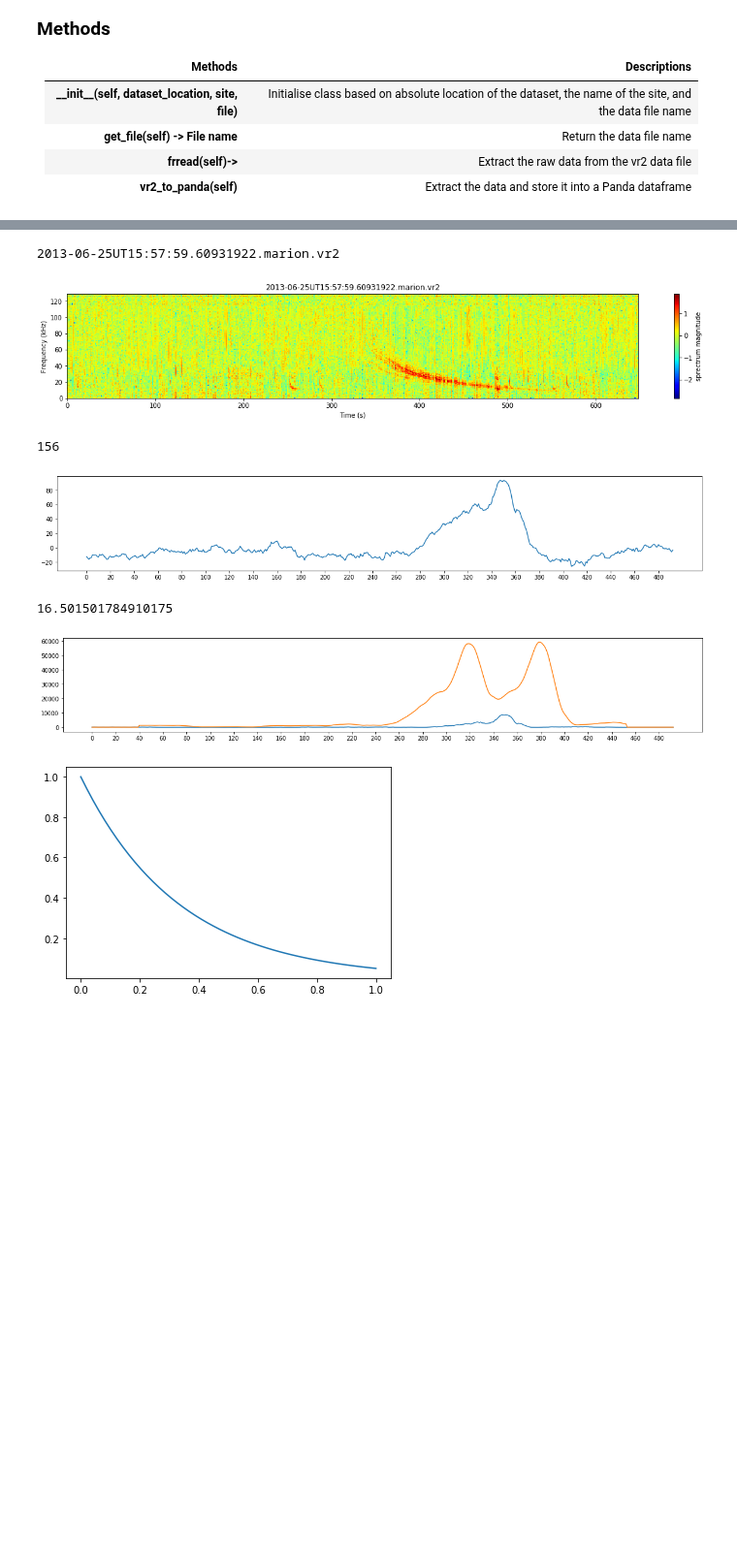
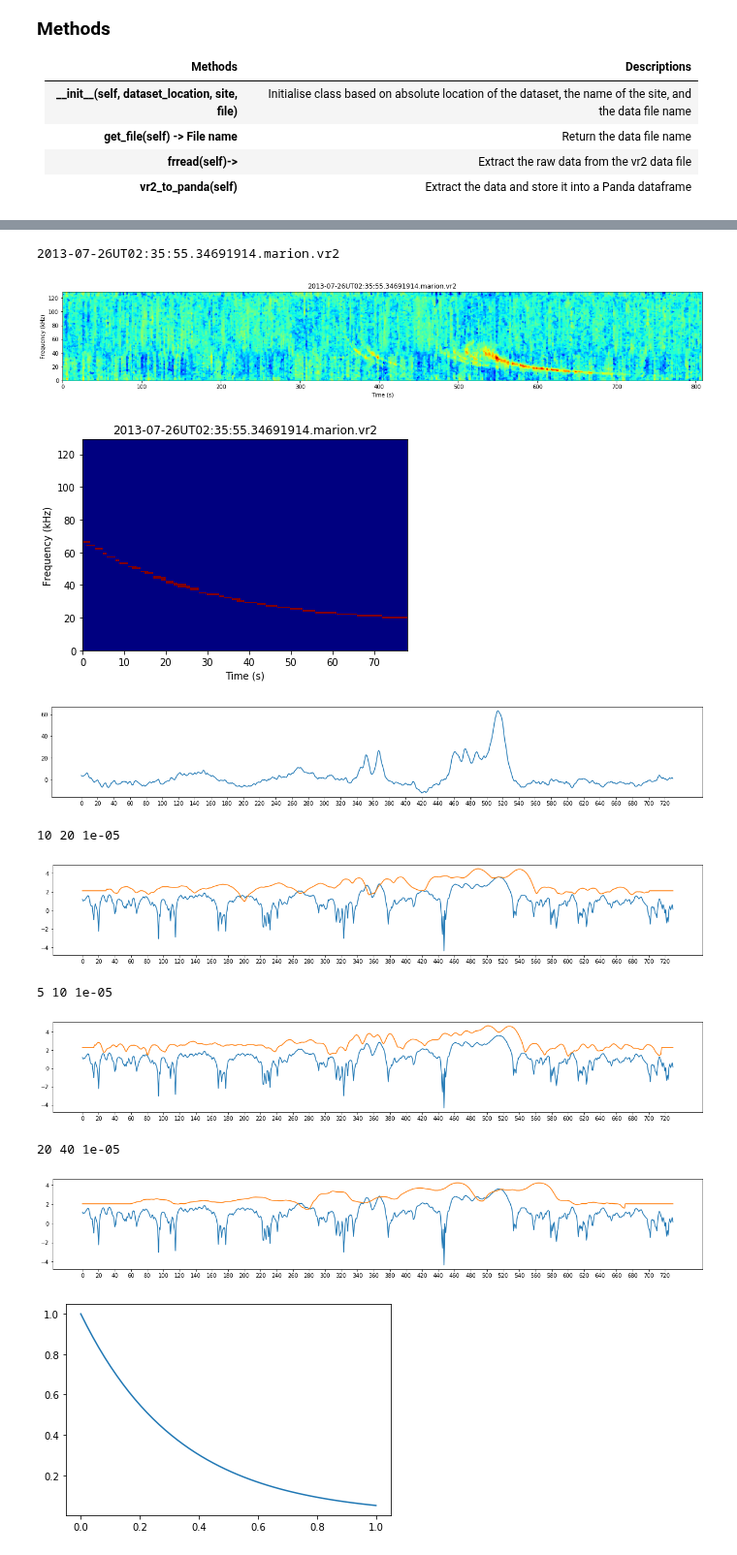
Before and after one commit to Kojey/MSc-whistler-waves-detector, a Jupyter notebook: ipy/sample.ipynb, the cells around one changed output, grey strips where cells are left out. Shown at 97% size. Cells and saved outputs as stored; diff of their text form; code cells hidden in the pictures; blank space fills up the shorter version.

Commit message:
Add zscore moving window

```diff
--- a/ipy/sample.ipynb
+++ b/ipy/sample.ipynb
@@ -774,56 +936,68 @@ my_sample = Sample(dataset_loc, site, my_dataset.get_random_sample())
 
 samples = ['2013-05-27UT00:59:39.62002156.marion.vr2','2013-05-20UT20:15:09.24222156.marion.vr2','2013-07-25UT15:06:06.85411922.marion.vr2',
           '2013-07-26UT02:35:55.34691914.marion.vr2','2013-07-04UT19:09:19.11011930.marion.vr2','2013-05-18UT14:02:12.39592156.marion.vr2',
           '2013-06-25UT15:57:59.60931922.marion.vr2','2013-07-11UT05:39:45.20931938.marion.vr2','2013-07-20UT16:12:40.04451914.marion.vr2',
            '2013-08-03UT23:14:23.18691914.marion.vr2']
 samples_coor = [[[2.3,3.1,2.5,7.5]],[[1.6,2.8,2.5,7.5]],[[2.3,3,2.5,6]],
                 [[2.5,3,3,7.5],[3.2,4.5,2.5,7.5]], [[2,3,2.5,7.5],[8.5,9.5,2.5,7.5]],[[1.5,2.1,2.5,6],[2.4,3,2.5,7.5],[3.2,3.8,3,10]],
                 [[2.25,3.5,2.5,8]], [[2.25,2.75,3,10]], [[2,3,2.5,7.5],[6,7,2.5,8]],
                [[2.7,3.1,3,6],[3.5,4,4,7.5],[4.5,5.2,4,7.5],[5.5,6,4,7.5]]]
-ix =  -4#np.random.randint(len(samples))
+ix =  np.random.randint(len(samples)) #-5,-6
 sample = samples[ix]
 my_sample = Sample(dataset_loc, site, sample)
+my_sample.spectrogram_with_axis()
 coor = samples_coor[ix]
-decay=5
-size=(20,3)
+decay=2.5
+freq_size = 3
+size = (freq_size*my_sample.get_time_freq_ratio(dec=0), freq_size)
 cmap='jet'
 axis=False
 ticks = None
 time = [1.24,2.7]
 freq = [10,5]
 legend_time = ['spheric at t=%ss'%time[0], 'whistler at t=%ss'%time[1]]
 legend_freq = ['series of spherics at f=%skHz'%freq[0], 'spherics and whistlers at f=%skHz'%freq[1]]
 print(my_sample.get_file())
 # print(coor)
 
 # my_sample.signal_plot(figsize=size, title=my_sample.get_file())
 my_sample.spectrogram_with_axis()
 my_sample.apply_detrend(axis=[-1,0], type='constant')
+my_sample.apply_medfilt(kernel=(3,3))
 my_sample.spectrogram_plot(figsize=size, xaxis=axis, yaxis=axis, xlabel='Time (s)', ylabel='Frequency (kHz)', zlabel='sprectrum magnitude',
-                           title=my_sample.get_file(), cmap=cmap, cmap_show=True, ticks=ticks)
-corr = signal.correlate(my_sample.get_spectrogram(), my_sample.whistler_sim_full_freq(decay), mode='valid').T
+                           title=my_sample.get_file(), cmap=cmap, cmap_show=False, ticks=ticks)
+kernel = my_sample.whistler_sim(decay, whistler_time=0.5, whistler_freq_len=8, whistler_freq_start=2.5, thickness=1)
+my_sample.spectrogram_plot(spec=kernel, xaxis=axis, yaxis=axis, xlabel='Time (s)', ylabel='Frequency (kHz)', zlabel='sprectrum magnitude',
+                           title=my_sample.get_file(), cmap=cmap, cmap_show=False, ticks=ticks)
+corr = signal.correlate(my_sample.get_spectrogram(), kernel, mode='valid').T
 plt.figure(figsize=size);plt.plot(corr);plt.xticks(np.arange(0, len(corr), 20));plt.show()
-N=20
-G=20
-pfa=1e-6
+# fft_corr = np.fft.rfft(corr,axis=0)
+# plt.figure(figsize=size);plt.plot(fft_corr);plt.xticks(np.arange(0, len(fft_corr), 20));plt.show()
+
+
 min_max = lambda x: (x-x.min())/(x.max()-x.min())
-plt.figure(figsize=size)
-plt.plot(corr**2)
-plt.plot(my_sample.ca_cfar(corr,N,G,pfa))
-# plt.plot(my_sample.goca_cfar(corr,N,G,pfa))
-# plt.plot(my_sample.soca_cfar(corr,N,G,pfa))
-# plt.plot(my_sample.tm_cfar(corr,N,G,pfa))
-# plt.plot(my_sample.moving_average(corr,N,G))
-plt.xticks(np.arange(0, len(corr), 20))
-plt.show()
+pfa=1e-5
+# [20,10,40]
+for N,G in zip([10,5,20],[20,10,40]):
+    print(N,G,pfa)
+    plt.figure(figsize=size)
+    plt.plot(np.log10(corr**2))
+    plt.plot(np.log10(my_sample.ca_cfar(corr,N,G,pfa)))
+#     plt.plot((my_sample.moving_average(corr,N,G)))
+    plt.xticks(np.arange(0, len(corr), 20))
+    plt.show()
 # plt.figure(figsize=size);plt.plot(np.array([x>y for x,y in zip(corr**2,2*my_sample.moving_average(corr,N,G))]));
 # %% [output]
-2013-06-25UT15:57:59.60931922.marion.vr2
+2013-07-26UT02:35:55.34691914.marion.vr2
-[figure, old version]
+[figure, new version]
+[figure, new version]
+[figure, new version]
-156
+10 20 1e-05
-[figure, old version]
+[figure, added]
-16.501501784910175
+5 10 1e-05
-[figure, old version]
+[figure, added]
+20 40 1e-05
+[figure, added]
 # %%
 time_res, freq_res = 0.006395, 0.15503875968992248
 time_len, freq_len = 648, 129
```
Also changed, not shown: parts of 4 cells of this notebook, 1 other file.
